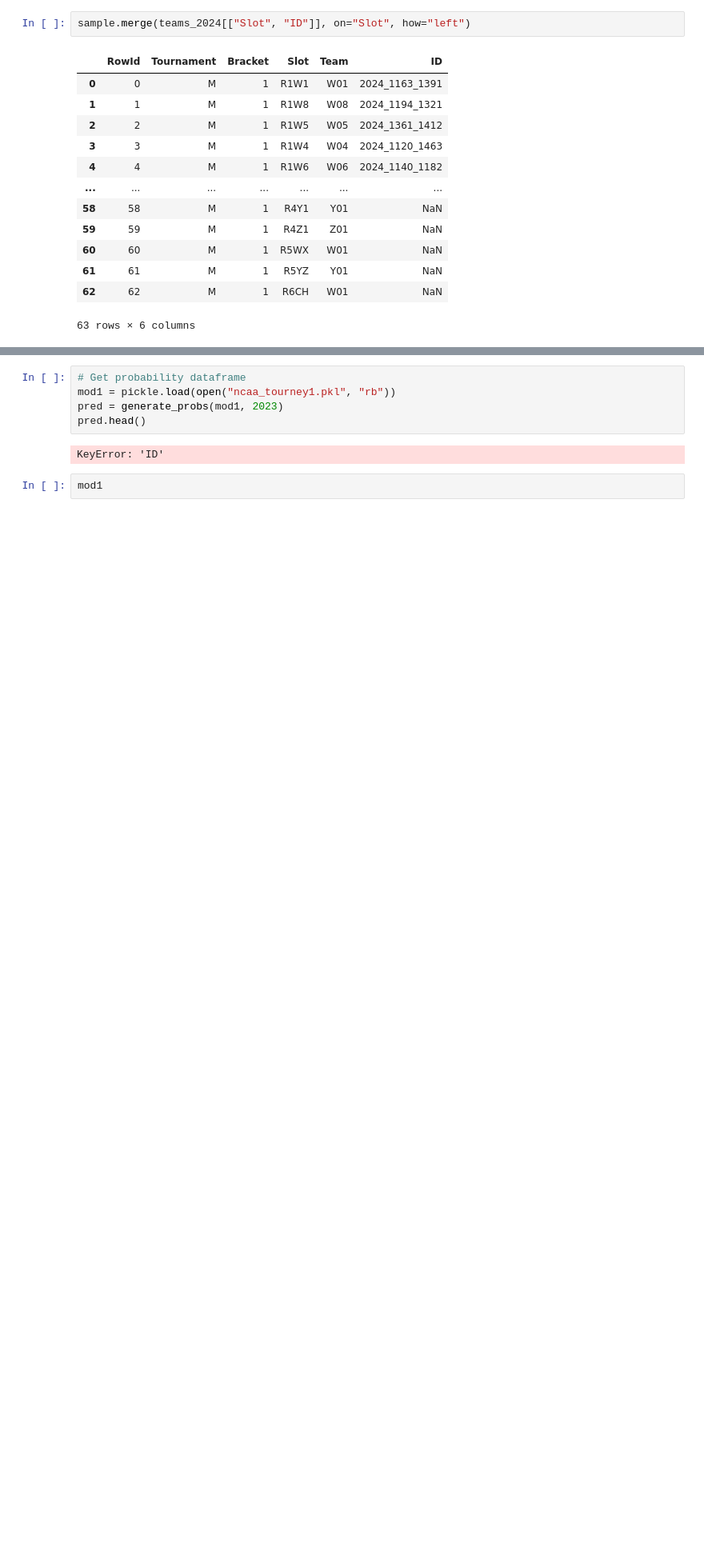
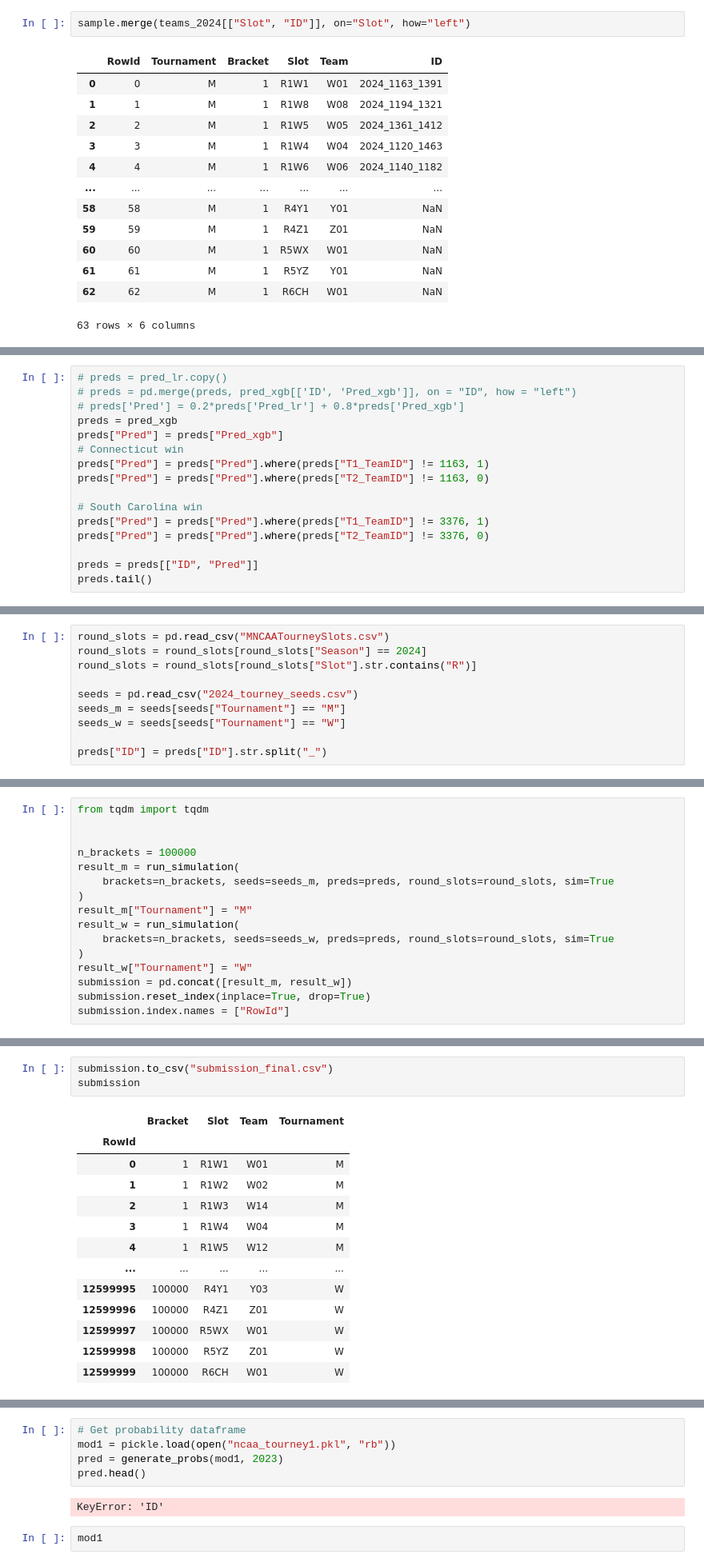
Before and after one commit to shailajgg/IDS705_MachineLearning_FinalProject, a Jupyter notebook: 10_Code/Kaggle March Madness Challenge 2018.ipynb, the cells around one changed output, grey strips where cells are left out. Shown at 80% size. Drawn from its saved outputs; the diff is of its cells as text; blank space fills up the shorter version.

```diff
--- a/10_Code/Kaggle March Madness Challenge 2018.ipynb
+++ b/10_Code/Kaggle March Madness Challenge 2018.ipynb
@@ -1877,0 +2582,16 @@ sample.merge(teams_2024[["Slot", "ID"]], on="Slot", how="left")
+# %%
+# preds = pred_lr.copy()
+# preds = pd.merge(preds, pred_xgb[['ID', 'Pred_xgb']], on = "ID", how = "left")
+# preds['Pred'] = 0.2*preds['Pred_lr'] + 0.8*preds['Pred_xgb']
+preds = pred_xgb
+preds["Pred"] = preds["Pred_xgb"]
+# Connecticut win
+preds["Pred"] = preds["Pred"].where(preds["T1_TeamID"] != 1163, 1)
+preds["Pred"] = preds["Pred"].where(preds["T2_TeamID"] != 1163, 0)
+
+# South Carolina win
+preds["Pred"] = preds["Pred"].where(preds["T1_TeamID"] != 3376, 1)
+preds["Pred"] = preds["Pred"].where(preds["T2_TeamID"] != 3376, 0)
+
+preds = preds[["ID", "Pred"]]
+preds.tail()
@@ -1877,0 +2605,10 @@ sample.merge(teams_2024[["Slot", "ID"]], on="Slot", how="left")
+# %%
+round_slots = pd.read_csv("MNCAATourneySlots.csv")
+round_slots = round_slots[round_slots["Season"] == 2024]
+round_slots = round_slots[round_slots["Slot"].str.contains("R")]
+
+seeds = pd.read_csv("2024_tourney_seeds.csv")
+seeds_m = seeds[seeds["Tournament"] == "M"]
+seeds_w = seeds[seeds["Tournament"] == "W"]
+
+preds["ID"] = preds["ID"].str.split("_")
@@ -1877,0 +2726,16 @@ sample.merge(teams_2024[["Slot", "ID"]], on="Slot", how="left")
+# %%
+from tqdm import tqdm
+
+
+n_brackets = 100000
+result_m = run_simulation(
+    brackets=n_brackets, seeds=seeds_m, preds=preds, round_slots=round_slots, sim=True
+)
+result_m["Tournament"] = "M"
+result_w = run_simulation(
+    brackets=n_brackets, seeds=seeds_w, preds=preds, round_slots=round_slots, sim=True
+)
+result_w["Tournament"] = "W"
+submission = pd.concat([result_m, result_w])
+submission.reset_index(inplace=True, drop=True)
+submission.index.names = ["RowId"]
@@ -1877,0 +2758,17 @@ sample.merge(teams_2024[["Slot", "ID"]], on="Slot", how="left")
+# %%
+submission.to_csv("submission_final.csv")
+submission
+# %% [output]
+|  | Bracket | Slot | Team | Tournament |
+| RowId |  |  |  |  |
+| 0 | 1 | R1W1 | W01 | M |
+| 1 | 1 | R1W2 | W02 | M |
+| 2 | 1 | R1W3 | W14 | M |
+| 3 | 1 | R1W4 | W04 | M |
+| 4 | 1 | R1W5 | W12 | M |
+| ... | ... | ... | ... | ... |
+| 12599995 | 100000 | R4Y1 | Y03 | W |
+| 12599996 | 100000 | R4Z1 | Z01 | W |
+| 12599997 | 100000 | R5WX | W01 | W |
+| 12599998 | 100000 | R5YZ | Z01 | W |
+| 12599999 | 100000 | R6CH | W01 | W |
```
Also changed, not shown: parts of 37 cells of this notebook.
